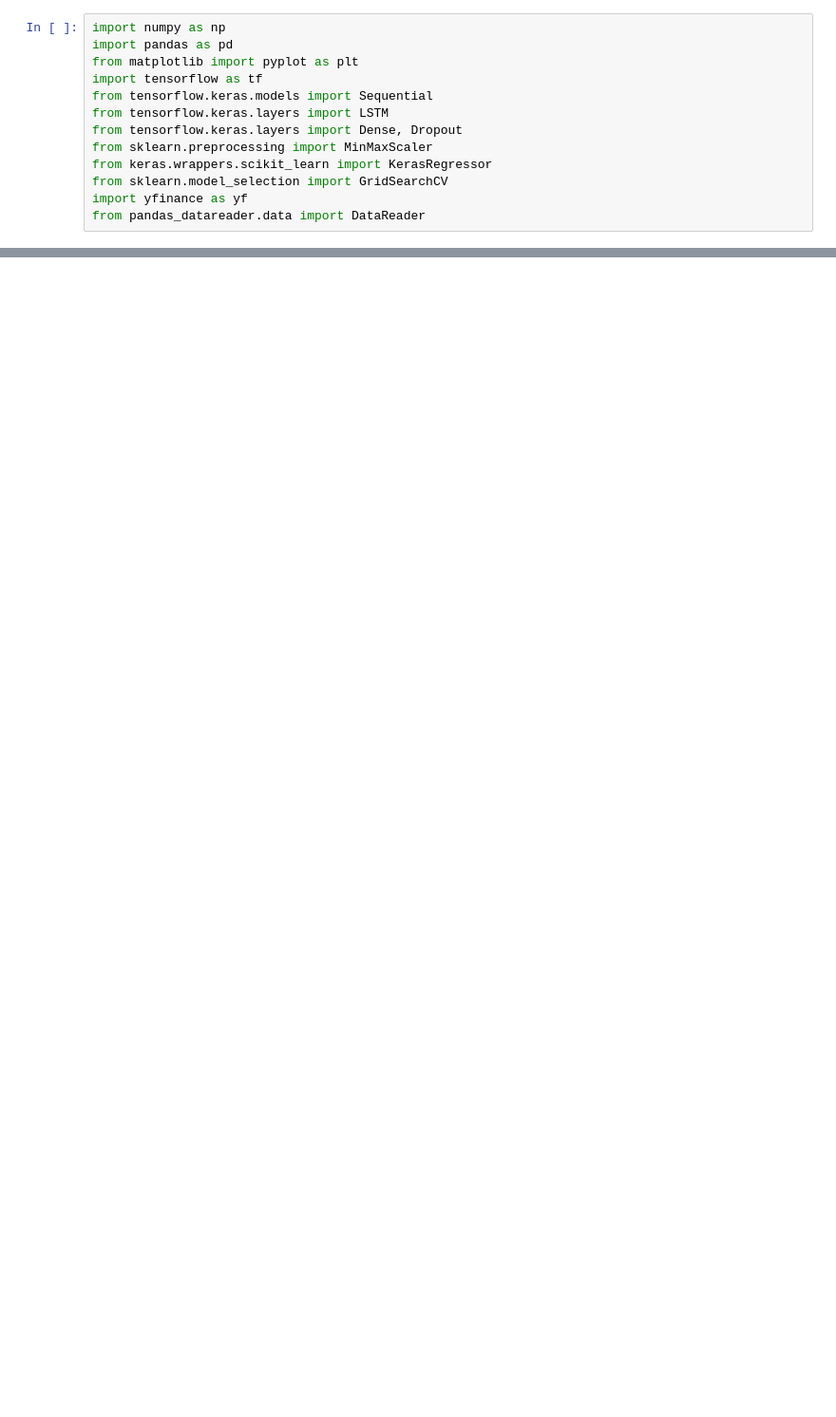
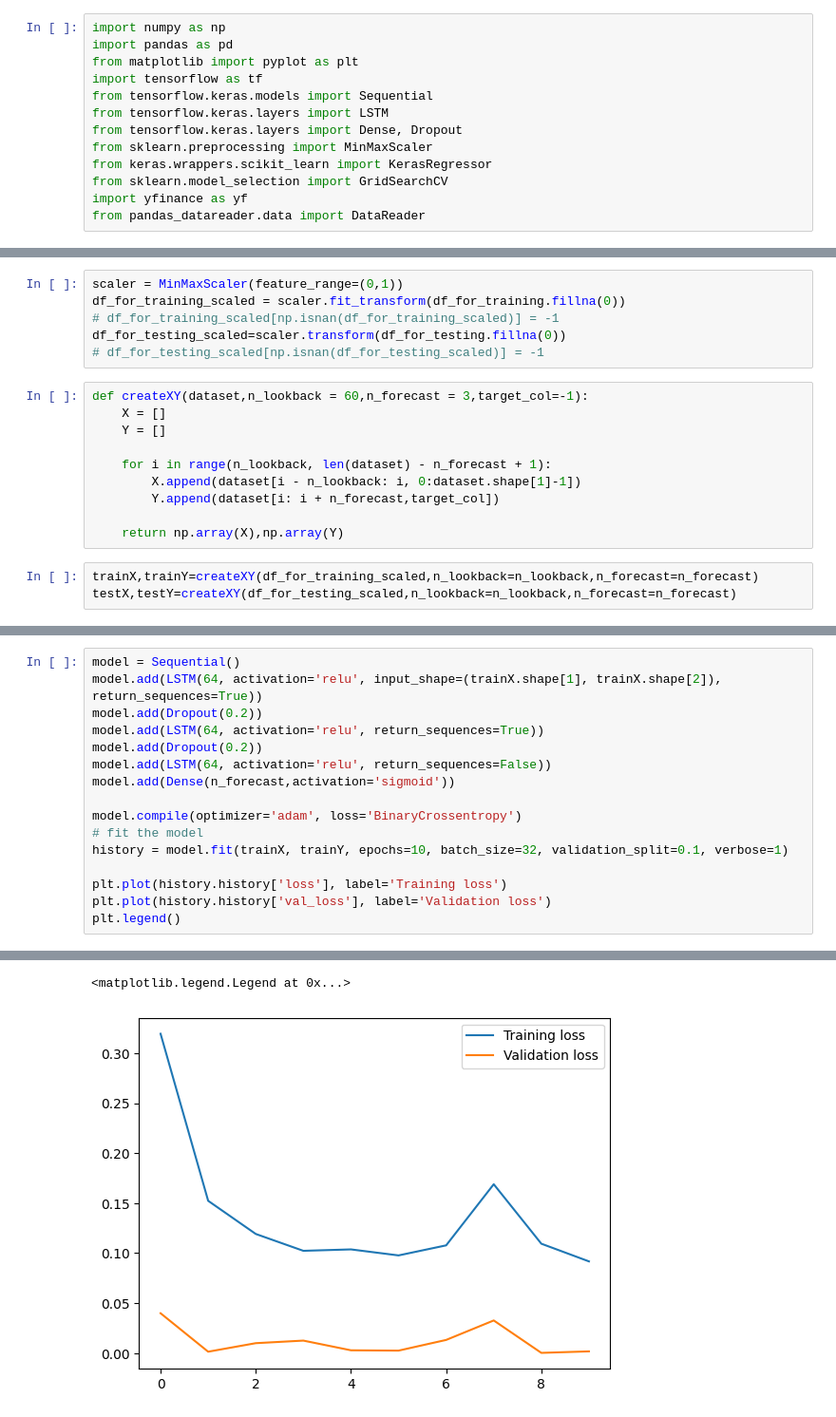
Before and after one commit to AmineMahdioui/projet-de-fin-d-annee, a Jupyter notebook: New try LSTM.ipynb, the cells around one changed output, grey strips where cells are left out. Shown at 95% size. Cells and saved outputs as stored; diff of their text form; blank space fills up the shorter version.

```diff
--- a/New try LSTM.ipynb
+++ b/New try LSTM.ipynb
@@ -222,0 +76,19 @@ ValueError: Found input variables with inconsistent numbers of samples: [5433, 1
+# %%
+scaler = MinMaxScaler(feature_range=(0,1))
+df_for_training_scaled = scaler.fit_transform(df_for_training.fillna(0))
+# df_for_training_scaled[np.isnan(df_for_training_scaled)] = -1
+df_for_testing_scaled=scaler.transform(df_for_testing.fillna(0))
+# df_for_testing_scaled[np.isnan(df_for_testing_scaled)] = -1
+# %%
+def createXY(dataset,n_lookback = 60,n_forecast = 3,target_col=-1):
+    X = []
+    Y = []
+
+    for i in range(n_lookback, len(dataset) - n_forecast + 1):
+        X.append(dataset[i - n_lookback: i, 0:dataset.shape[1]-1])
+        Y.append(dataset[i: i + n_forecast,target_col])
+
+    return np.array(X),np.array(Y)
+# %%
+trainX,trainY=createXY(df_for_training_scaled,n_lookback=n_lookback,n_forecast=n_forecast)
+testX,testY=createXY(df_for_testing_scaled,n_lookback=n_lookback,n_forecast=n_forecast)
@@ -222,0 +128,17 @@ ValueError: Found input variables with inconsistent numbers of samples: [5433, 1
+# %%
+model = Sequential()
+model.add(LSTM(64, activation='relu', input_shape=(trainX.shape[1], trainX.shape[2]), return_sequences=True))
+model.add(Dropout(0.2))
+model.add(LSTM(64, activation='relu', return_sequences=True))
+model.add(Dropout(0.2))
+model.add(LSTM(64, activation='relu', return_sequences=False))
+model.add(Dense(n_forecast,activation='sigmoid'))
+
+model.compile(optimizer='adam', loss='BinaryCrossentropy')
+# fit the model
+history = model.fit(trainX, trainY, epochs=10, batch_size=32, validation_split=0.1, verbose=1)
+
+plt.plot(history.history['loss'], label='Training loss')
+plt.plot(history.history['val_loss'], label='Validation loss')
+plt.legend()
+# %% [output]
@@ -222,0 +165,2 @@ ValueError: Found input variables with inconsistent numbers of samples: [5433, 1
+<matplotlib.legend.Legend at 0x...>
+[figure, added]
```
Also changed, not shown: parts of 32 cells of this notebook.
